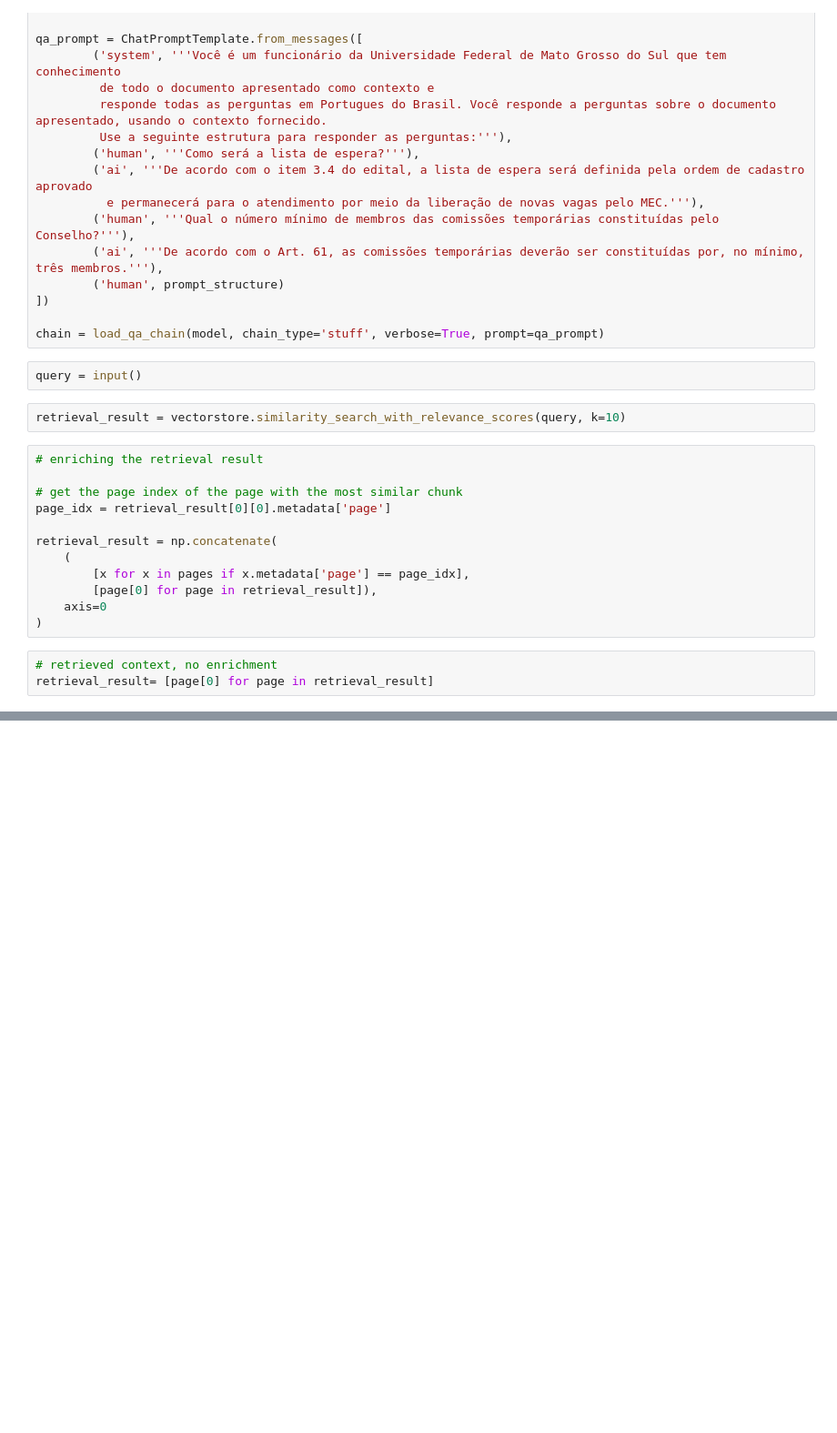
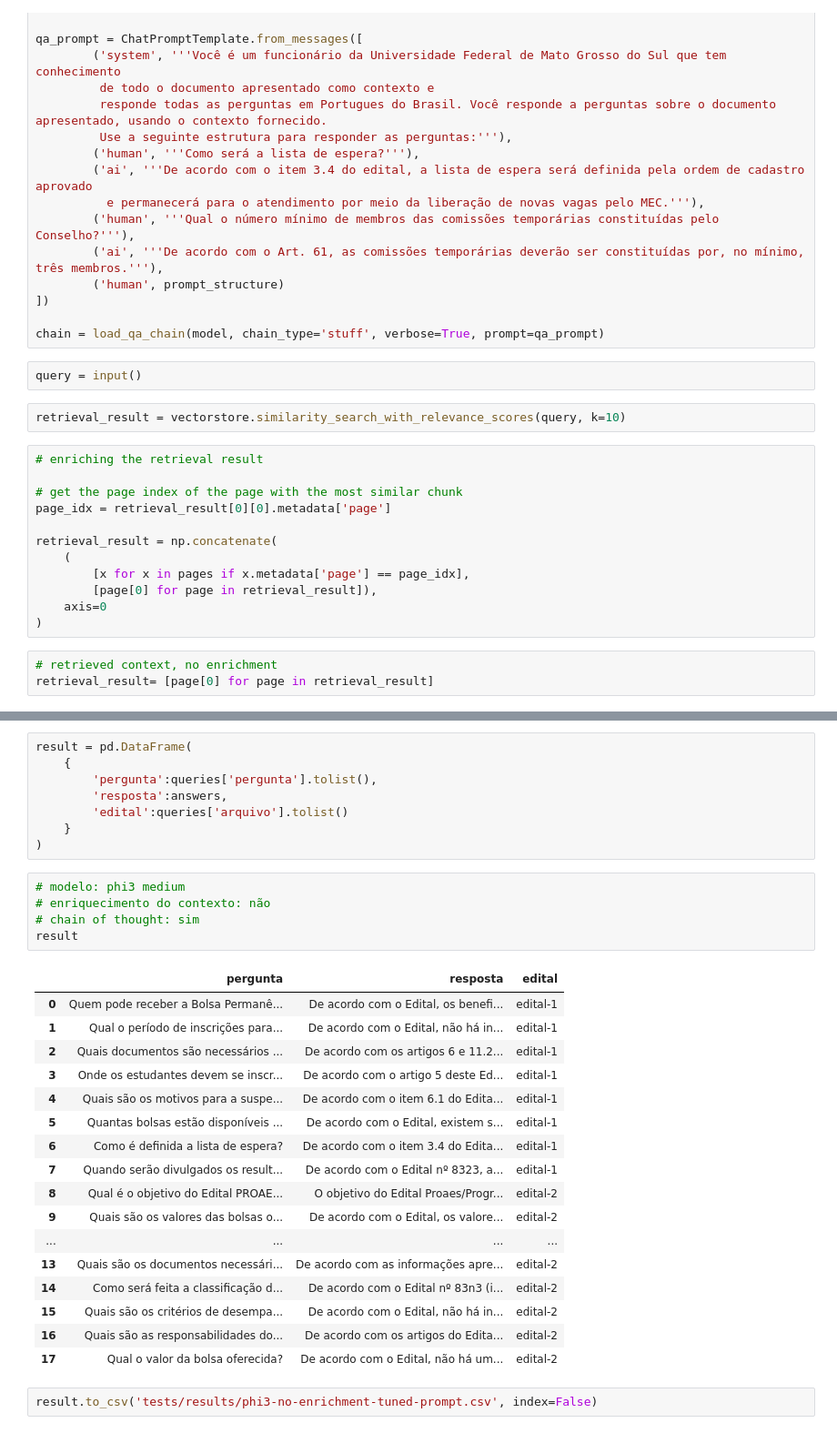
Before and after one commit to lucasstna/CapiGPT, a Jupyter notebook: RAG.ipynb, the cells around one changed output, grey strips where cells are left out. Shown: that part at 91% size. Cells and saved outputs as stored; diff of their text form; blank space fills up the shorter version.

Commit message:
adding response generation and first experimental results

```diff
--- a/RAG.ipynb
+++ b/RAG.ipynb
@@ -105,0 +193,33 @@ print(output['output_text'])
+# %%
+result = pd.DataFrame(
+    {
+        'pergunta':queries['pergunta'].tolist(),
+        'resposta':answers,
+        'edital':queries['arquivo'].tolist()
+    }
+)
+# %%
+# modelo: phi3 medium
+# enriquecimento do contexto: não
+# chain of thought: sim
+result
+# %% [output]
+|  | pergunta | resposta | edital |
+| 0 | Quem pode receber a Bolsa Permanê... | De acordo com o Edital, os benefi... | edital-1 |
+| 1 | Qual o período de inscrições para... | De acordo com o Edital, não há in... | edital-1 |
+| 2 | Quais documentos são necessários ... | De acordo com os artigos 6 e 11.2... | edital-1 |
+| 3 | Onde os estudantes devem se inscr... | De acordo com o artigo 5 deste Ed... | edital-1 |
+| 4 | Quais são os motivos para a suspe... | De acordo com o item 6.1 do Edita... | edital-1 |
+| 5 | Quantas bolsas estão disponíveis ... | De acordo com o Edital, existem s... | edital-1 |
+| 6 | Como é definida a lista de espera? | De acordo com o item 3.4 do Edita... | edital-1 |
+| 7 | Quando serão divulgados os result... | De acordo com o Edital nº 8323, a... | edital-1 |
+| 8 | Qual é o objetivo do Edital PROAE... | O objetivo do Edital Proaes/Progr... | edital-2 |
+| 9 | Quais são os valores das bolsas o... | De acordo com o Edital, os valore... | edital-2 |
+| ... | ... | ... | ... |
+| 13 | Quais são os documentos necessári... | De acordo com as informações apre... | edital-2 |
+| 14 | Como será feita a classificação d... | De acordo com o Edital nº 83n3 (i... | edital-2 |
+| 15 | Quais são os critérios de desempa... | De acordo com o Edital, não há in... | edital-2 |
+| 16 | Quais são as responsabilidades do... | De acordo com os artigos do Edita... | edital-2 |
+| 17 | Qual o valor da bolsa oferecida? | De acordo com o Edital, não há um... | edital-2 |
+# %%
+result.to_csv('tests/results/phi3-no-enrichment-tuned-prompt.csv', index=False)
```
Also changed, not shown: parts of 7 cells of this notebook, 2 other files.
